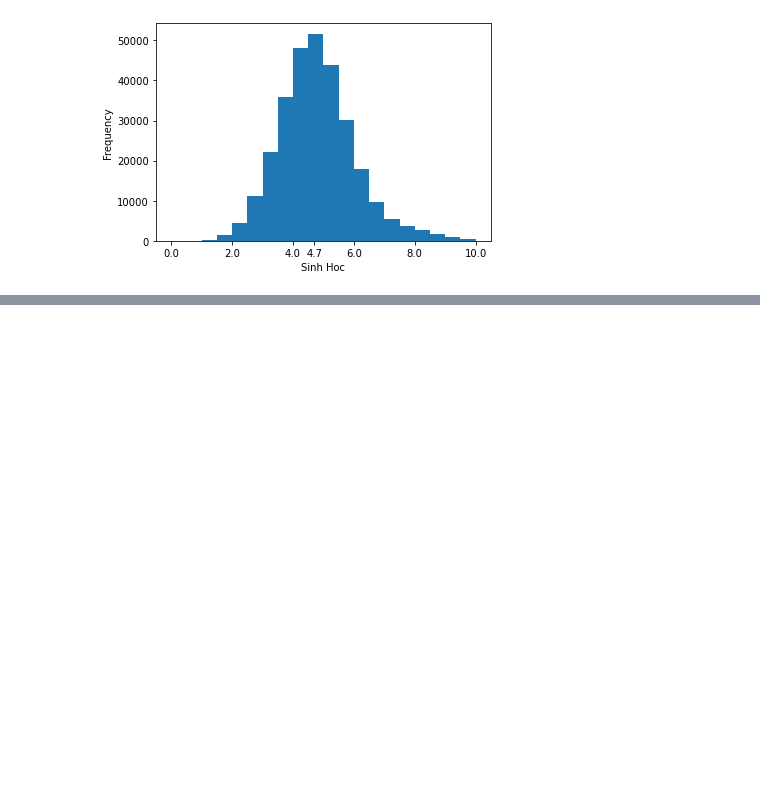
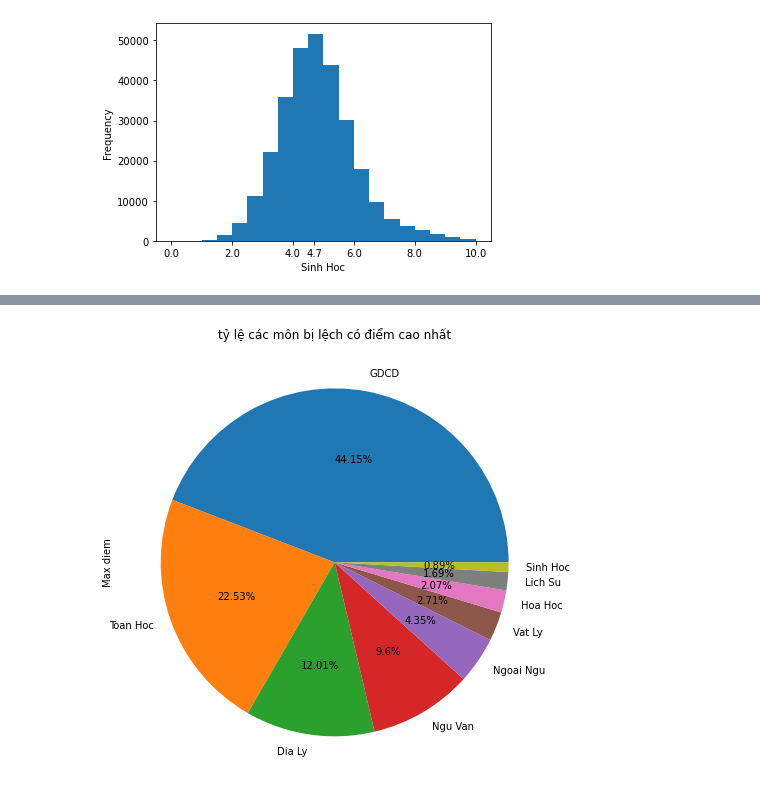
Before and after one commit to TungNguyen2000/LTKHDL_DoAn, a Jupyter notebook: DoAn/Untitled.ipynb, the cells around one changed output, grey strips where cells are left out. Saved outputs shown, nothing was run; the diff lists cells and outputs as text; code cells hidden in the pictures; blank space fills up the shorter version.

```diff
--- a/DoAn/Untitled.ipynb
+++ b/DoAn/Untitled.ipynb
@@ -102,0 +206,6 @@ plt.show()
+# %%
+score_df.loc[score_df["Phan loai"] == "Lech", "Max diem"].value_counts().plot.pie(figsize=(8,8), autopct=lambda x: str(round(x, 2)) + "%")
+plt.title("tỷ lệ các môn bị lệch có điểm cao nhất")
+plt.show()
+# %% [output]
+[figure, added]
```
Also changed, not shown: parts of 18 cells of this notebook.
